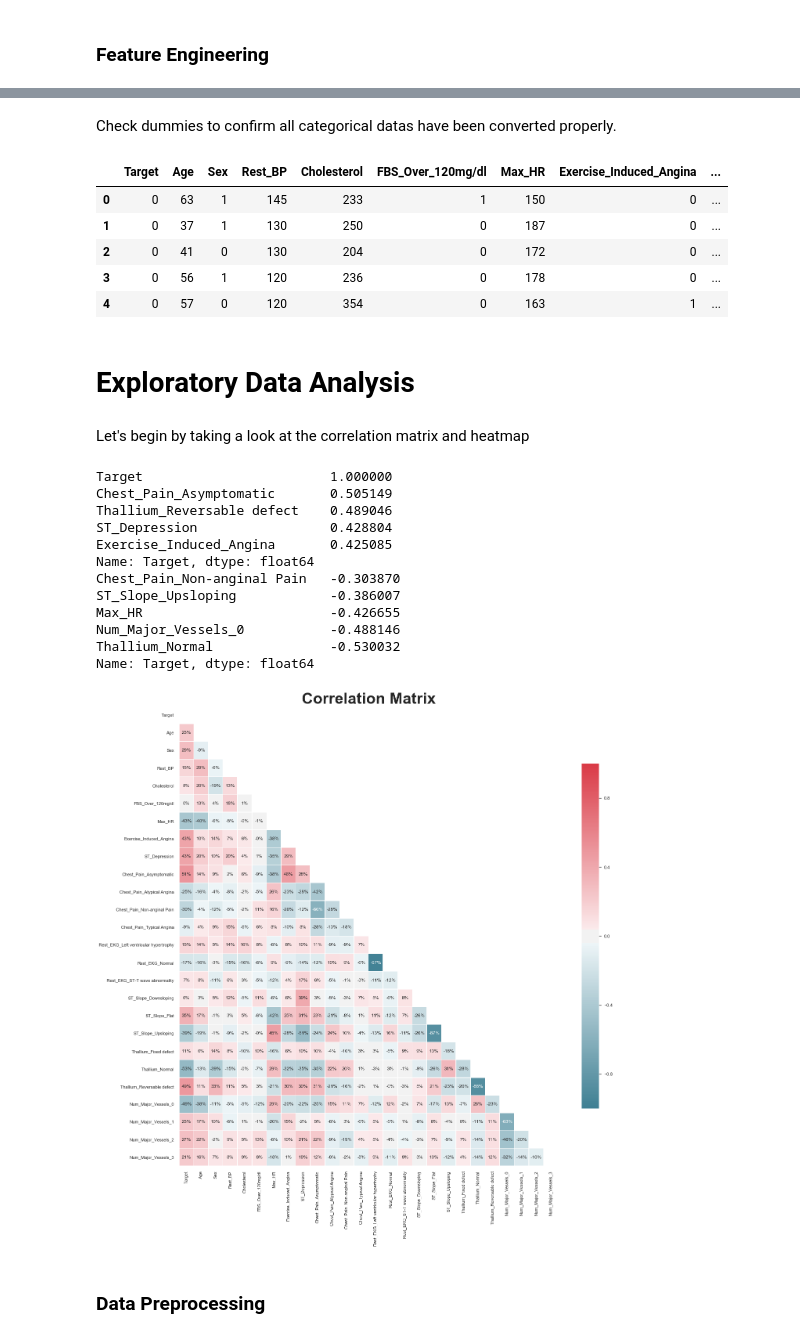
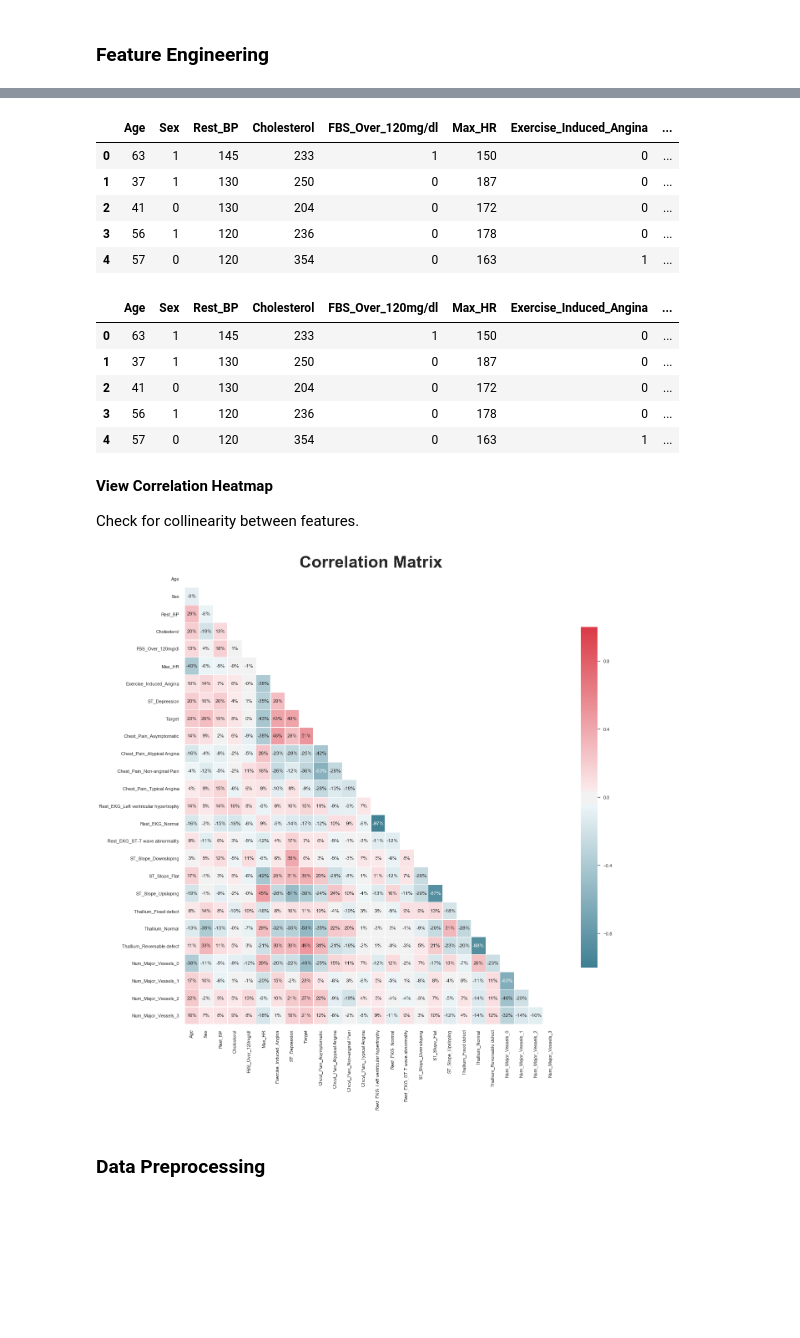
Before and after one commit to KishenSharma6/HeartDisease-Classification, a Jupyter notebook: Heart Disease - Classification.ipynb, the cells around one changed output, grey strips where cells are left out. Drawn from its saved outputs; the diff is of its cells as text; code cells hidden in the pictures; blank space fills up the shorter version.

Commit message:
Data is updated and analysis completed up through base models.

```diff
--- a/Heart Disease - Classification.ipynb
+++ b/Heart Disease - Classification.ipynb
@@ -420,84 +420,64 @@ Create dummy variables for categorical variables and assign to dummies data fram
 #Encode sex column 1=male, 0 = female
 df.Sex = df.Sex.apply(lambda x: 1 if x=='Male' else 0)
 
+#Create dummy variables for categorical variables
+df = pd.get_dummies(df)
 
-#Create dummy variables for categorical variables
-dummies = pd.get_dummies(df)
+#Display all columns of df
+pd.set_option('display.max_columns', 35)
 
-#Create list of column headers
-cols = dummies.columns.to_list()
-
-#Move Target to front of cols
-cols.insert(0, cols.pop(cols.index('Target')))
-
-#Reindex dummies with cols
-dummies = dummies.reindex(columns= cols)
+#Check
+df.head()
+# %% [output]
+|  | Age | Sex | Rest_BP | Cholesterol | FBS_Over_120mg/dl | Max_HR | Exercise_Induced_Angina | ... |
+| 0 | 63 | 1 | 145 | 233 | 1 | 150 | 0 | ... |
+| 1 | 37 | 1 | 130 | 250 | 0 | 187 | 0 | ... |
+| 2 | 41 | 0 | 130 | 204 | 0 | 172 | 0 | ... |
+| 3 | 56 | 1 | 120 | 236 | 0 | 178 | 0 | ... |
+| 4 | 57 | 0 | 120 | 354 | 0 | 163 | 1 | ... |
-# %% [markdown]
-Check dummies to confirm all categorical datas have been converted properly.
 # %%
-#Display all columns of df
-pd.set_option('display.max_columns', 35)
-
 #Missed Num_Major_Vessels
-dummies = pd.get_dummies(dummies, columns=['Num_Major_Vessels'])
+df = pd.get_dummies(df, columns=['Num_Major_Vessels'])
 
 #Check
-dummies.head()
+df.head()
 # %% [output]
-|  | Target | Age | Sex | Rest_BP | Cholesterol | FBS_Over_120mg/dl | Max_HR | Exercise_Induced_Angina | ... |
-| 0 | 0 | 63 | 1 | 145 | 233 | 1 | 150 | 0 | ... |
-| 1 | 0 | 37 | 1 | 130 | 250 | 0 | 187 | 0 | ... |
-| 2 | 0 | 41 | 0 | 130 | 204 | 0 | 172 | 0 | ... |
-| 3 | 0 | 56 | 1 | 120 | 236 | 0 | 178 | 0 | ... |
-| 4 | 0 | 57 | 0 | 120 | 354 | 0 | 163 | 1 | ... |
+|  | Age | Sex | Rest_BP | Cholesterol | FBS_Over_120mg/dl | Max_HR | Exercise_Induced_Angina | ... |
+| 0 | 63 | 1 | 145 | 233 | 1 | 150 | 0 | ... |
+| 1 | 37 | 1 | 130 | 250 | 0 | 187 | 0 | ... |
+| 2 | 41 | 0 | 130 | 204 | 0 | 172 | 0 | ... |
+| 3 | 56 | 1 | 120 | 236 | 0 | 178 | 0 | ... |
+| 4 | 57 | 0 | 120 | 354 | 0 | 163 | 1 | ... |
-# %% [markdown]
-# Exploratory Data Analysis
-# %% [markdown]
-Let's begin by taking a look at the correlation matrix and heatmap
-# %%
-#Compute correlation matrix
-corr = dummies.corr()
-
-print(corr.Target.sort_values(ascending=False).head(5))
-
-print(corr.Target.sort_values(ascending=False).tail(5))
-# %% [output]
-Target                        1.000000
-Chest_Pain_Asymptomatic       0.505149
-Thallium_Reversable defect    0.489046
-ST_Depression                 0.428804
-Exercise_Induced_Angina       0.425085
-Name: Target, dtype: float64
-Chest_Pain_Non-anginal Pain   -0.303870
-ST_Slope_Upsloping            -0.386007
-Max_HR                        -0.426655
-Num_Major_Vessels_0           -0.488146
-Thallium_Normal               -0.530032
-Name: Target, dtype: float64
+# %% [markdown]
+**View Correlation Heatmap**
+
+Check for collinearity between features.
 # %%
+#Compute correlation matrix
+corr = df.corr()
+
 #Set figure size
 fig, ax = plt.subplots(figsize=(20,20))
 
 #Generate mask for upper triangle
 mask = np.zeros_like(corr, dtype=np.bool)
 mask[np.triu_indices_from(mask)]=True
 
 #Create custom cmap
 cmap = sns.diverging_palette(220, 10, as_cmap=True)
 
 #Plot heatmap
 g = sns.heatmap(corr, vmin=-1, vmax=1, center = 0,mask=mask,
                linewidth = .25, annot=True,fmt='.0%',
                 cbar_kws={"shrink":.75},
                cmap= cmap, ax=ax)
 
 #Set plot title
 ax.set_title('Correlation Matrix', fontsize = 40, fontweight='heavy');
 
+#Print correlation matrix to png file for reference
 #plt.savefig("Correlation Matrix.png", dpi = 1080)
-
-fig.tight_layout()
 # %% [output]
-[figure, old version]
+[figure, new version]
 # %% [markdown]
 ### Data Preprocessing
```
Also changed, not shown: parts of 41 cells of this notebook.
